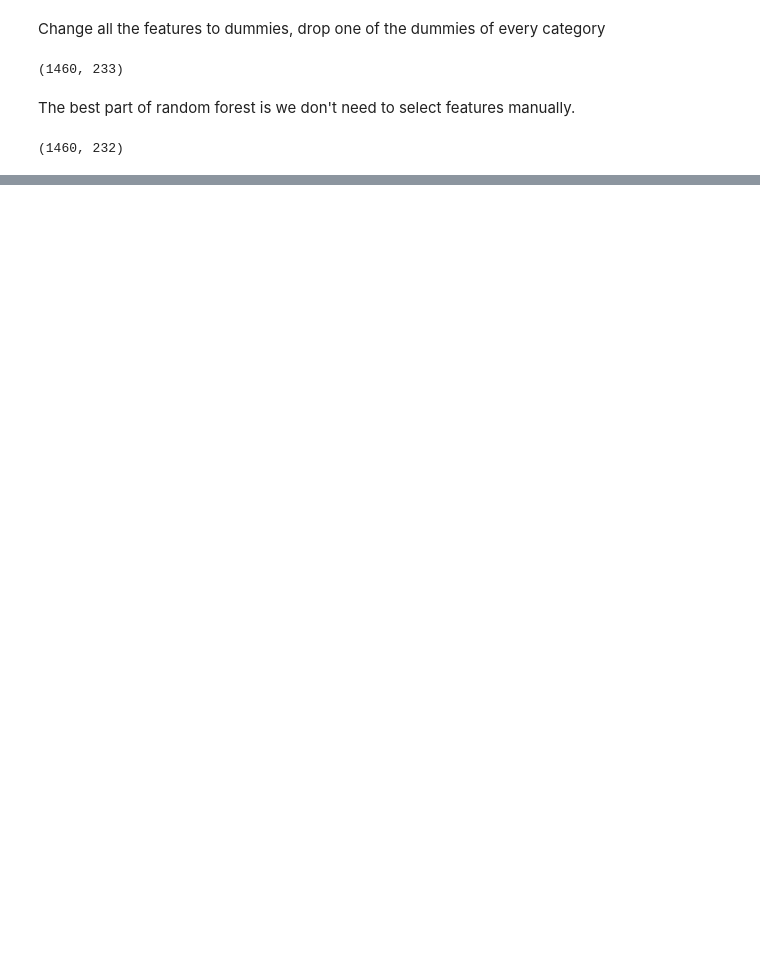
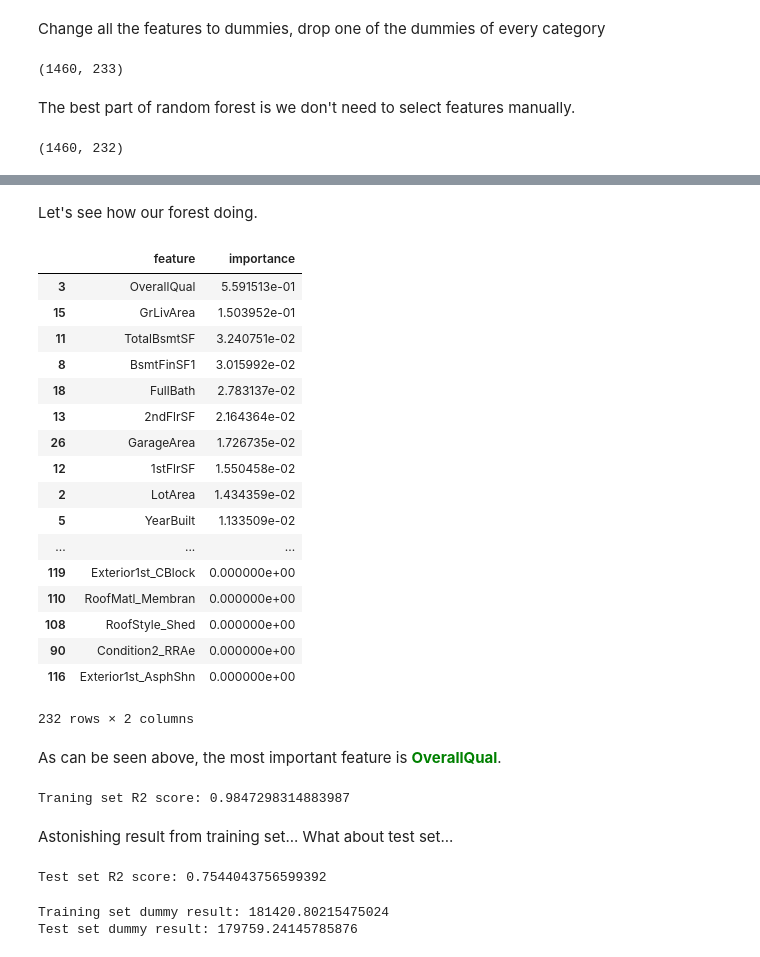
Before and after one commit to IsaacDempsey/HousingPrices, a Jupyter notebook: randomForest.ipynb, the cells around one changed output, grey strips where cells are left out. Drawn from its saved outputs; the diff is of its cells as text; code cells hidden in the pictures; blank space fills up the shorter version.

```diff
--- a/randomForest.ipynb
+++ b/randomForest.ipynb
@@ -54,0 +125,46 @@ StandardScaler(copy=True, with_mean=True, with_std=True)
+# %% [markdown]
+Let's see how our forest doing.
+# %%
+pd.DataFrame({'feature': X_train.columns, 'importance': rf.feature_importances_}).sort_values(by=['importance'],ascending=False)
+# %% [output]
+|  | feature | importance |
+| 3 | OverallQual | 5.591513e-01 |
+| 15 | GrLivArea | 1.503952e-01 |
+| 11 | TotalBsmtSF | 3.240751e-02 |
+| 8 | BsmtFinSF1 | 3.015992e-02 |
+| 18 | FullBath | 2.783137e-02 |
+| 13 | 2ndFlrSF | 2.164364e-02 |
+| 26 | GarageArea | 1.726735e-02 |
+| 12 | 1stFlrSF | 1.550458e-02 |
+| 2 | LotArea | 1.434359e-02 |
+| 5 | YearBuilt | 1.133509e-02 |
+| ... | ... | ... |
+| 119 | Exterior1st_CBlock | 0.000000e+00 |
+| 110 | RoofMatl_Membran | 0.000000e+00 |
+| 108 | RoofStyle_Shed | 0.000000e+00 |
+| 90 | Condition2_RRAe | 0.000000e+00 |
+| 116 | Exterior1st_AsphShn | 0.000000e+00 |
+232 rows × 2 columns
+# %% [markdown]
+As can be seen above, the most important feature is **<font color='green'>OverallQual</font>**.
+# %%
+predicted_train = rf.predict(X_train)
+train_score = metrics.r2_score(y_train, predicted_train)
+print("Traning set R2 score:",train_score)
+# %% [output]
+Traning set R2 score: 0.9847298314883987
+# %% [markdown]
+Astonishing result from training set... What about test set...
+# %%
+predicted_test = rf.predict(X_test)
+test_score = metrics.r2_score(y_test, predicted_test)
+print("Test set R2 score:",test_score)
+# %% [output]
+Test set R2 score: 0.7544043756599392
+# %%
+trainMean = y_train.mean()
+testMean = y_test.mean()
+print("Training set dummy result:",trainMean,"\nTest set dummy result:",testMean)
+# %% [output]
+Training set dummy result: 181420.80215475024
+Test set dummy result: 179759.24145785876
```
Also changed, not shown: parts of 18 cells of this notebook, 2 other files.
